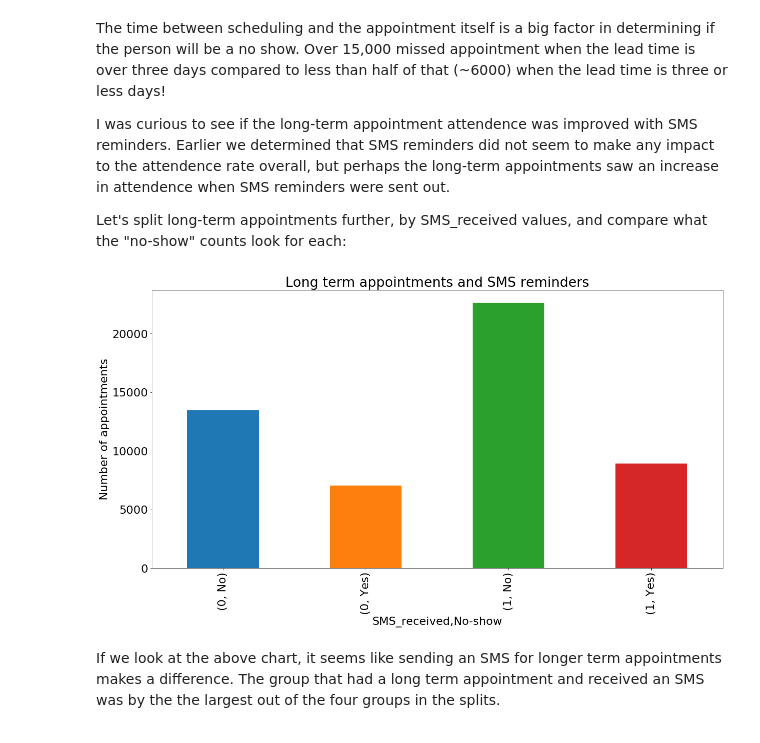
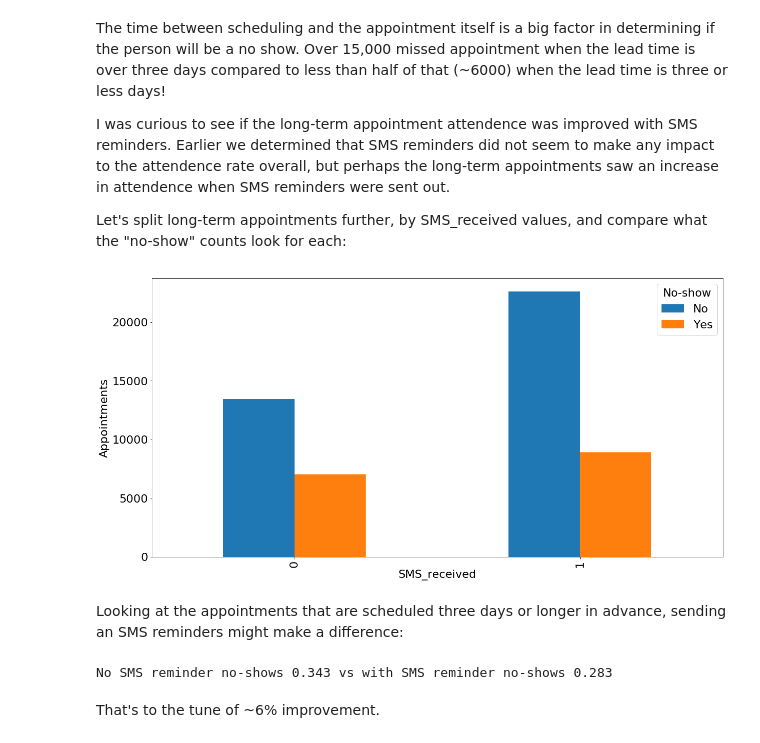
Before and after one commit to laimis/data-analyst-nd, a Jupyter notebook: project2/Investigate_a_Dataset.ipynb, the cells around one changed output. Drawn from its saved outputs; the diff is of its cells as text; code cells hidden in the pictures.

```diff
--- a/project2/Investigate_a_Dataset.ipynb
+++ b/project2/Investigate_a_Dataset.ipynb
@@ -340,16 +333,23 @@ The time between scheduling and the appointment itself is a big factor in determ
 I was curious to see if the long-term appointment attendence was improved with SMS reminders. Earlier we determined that SMS reminders did not seem to make any impact to the attendence rate overall, but perhaps the long-term appointments saw an increase in attendence when SMS reminders were sent out.
 
 Let's split long-term appointments further, by SMS_received values, and compare what the "no-show" counts look for each:
-# %%
-sms_vs_noshow = long_lead[["SMS_received", "No-show"]]
-
-sms_vs_noshow.groupby("SMS_received")["No-show"].value_counts().plot(kind='bar');
-plt.title("Long term appointments and SMS reminders");
-plt.ylabel("Number of appointments");
-# %% [output]
-[figure, removed]
-# %% [markdown]
-If we look at the above chart, it seems like sending an SMS for longer term appointments makes a difference. The group that had a long term appointment and received an SMS was by the the largest out of the four groups in the splits.
+# %%
+long_lead_split = long_lead.groupby(["SMS_received", "No-show"])["No-show"].count()
+
+long_lead_split.unstack().plot(kind='bar').set_ylabel('Appointments');
+# %% [output]
+[figure, added]
+# %% [markdown]
+Looking at the appointments that are scheduled three days or longer in advance, sending an SMS reminders might make a difference:
+# %%
+no_sms_pct = long_lead_split[0][1] / long_lead_split[0].sum()
+with_sms_pct = long_lead_split[1][1] / long_lead_split[1].sum()
+
+print("No SMS reminder no-shows {0:.3f} vs with SMS reminder no-shows {1:.3f}".format(no_sms_pct, with_sms_pct))
+# %% [output]
+No SMS reminder no-shows 0.343 vs with SMS reminder no-shows 0.283
+# %% [markdown]
+That's to the tune of ~6% improvement.
 # %% [markdown]
 <a id='conclusions'></a>
 ## Conclusions
```
Also changed, not shown: parts of 11 cells of this notebook, 1 other file.
